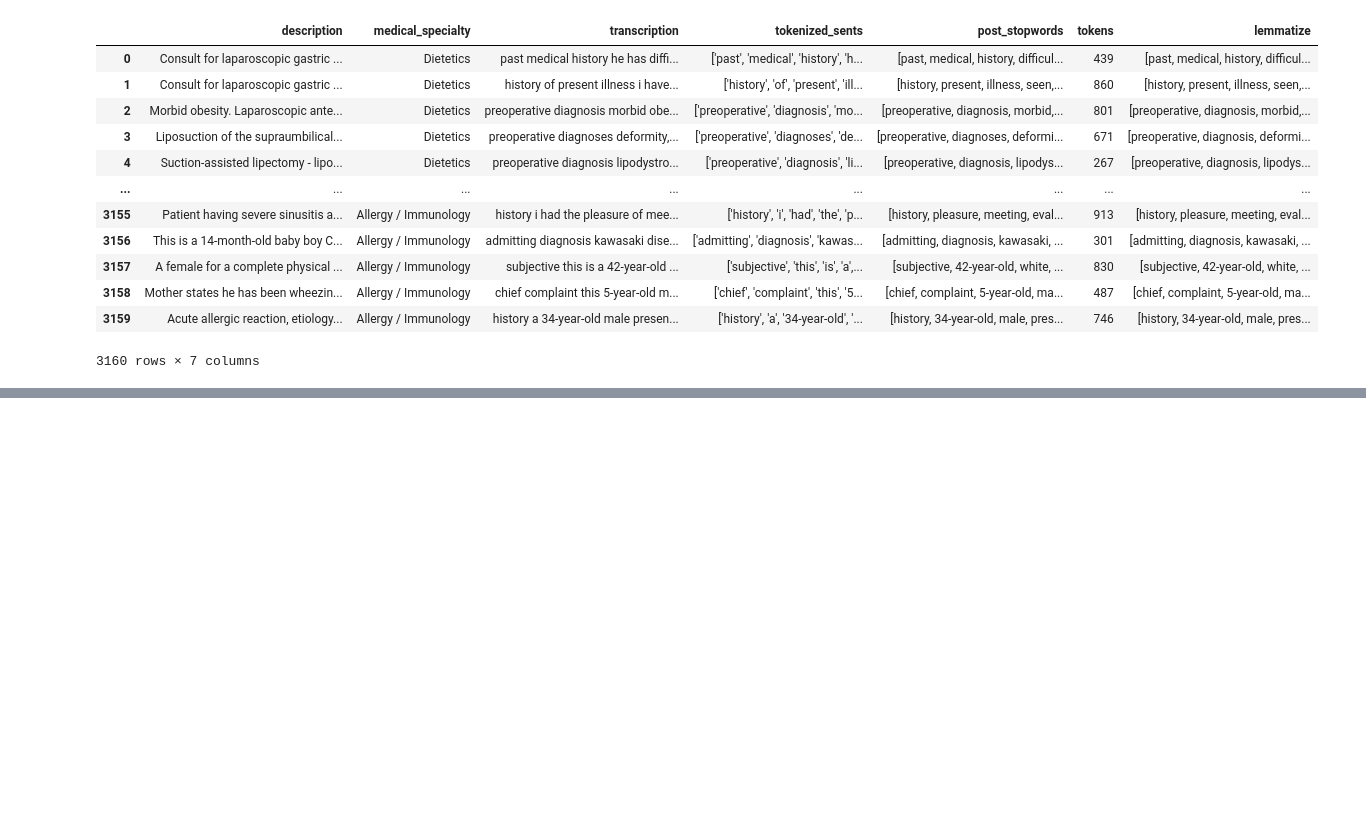
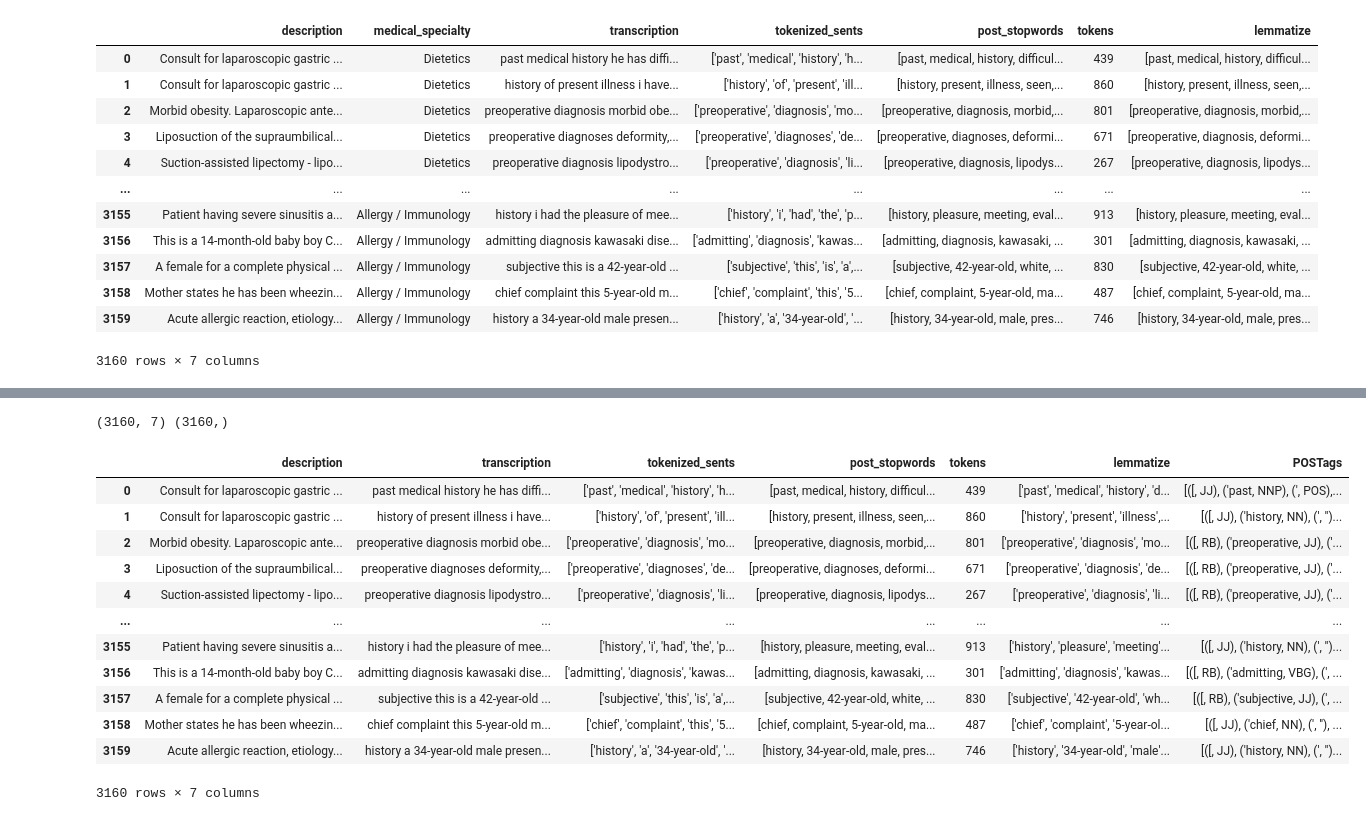
Before and after one commit to AliceSartori/NLP_AND_Clinical-Notes, a Jupyter notebook: alice/Machine_Learning_04_25.ipynb, the cells around one changed output, grey strips where cells are left out. Saved outputs shown, nothing was run; the diff lists cells and outputs as text; code cells hidden in the pictures; blank space fills up the shorter version.

Commit message:
added changes with first model

```diff
--- a/alice/Machine_Learning_04_25.ipynb
+++ b/alice/Machine_Learning_04_25.ipynb
@@ -890,0 +938,26 @@ data
+# %%
+#Creating the label
+
+#first thing to do is to separate out the label from the numerical dataframe
+X = data.drop("medical_specialty", axis=1)
+y = data["medical_specialty"]
+#Imput is the X dataset.
+print(X.shape, y.shape)
+# %% [output]
+(3160, 7) (3160,)
+# %%
+X
+# %% [output]
+|  | description | transcription | tokenized_sents | post_stopwords | tokens | lemmatize | POSTags |
+| 0 | Consult for laparoscopic gastric ... | past medical history he has diffi... | ['past', 'medical', 'history', 'h... | [past, medical, history, difficul... | 439 | ['past', 'medical', 'history', 'd... | [([, JJ), ('past, NNP), (', POS),... |
+| 1 | Consult for laparoscopic gastric ... | history of present illness i have... | ['history', 'of', 'present', 'ill... | [history, present, illness, seen,... | 860 | ['history', 'present', 'illness',... | [([, JJ), ('history, NN), (', '')... |
+| 2 | Morbid obesity. Laparoscopic ante... | preoperative diagnosis morbid obe... | ['preoperative', 'diagnosis', 'mo... | [preoperative, diagnosis, morbid,... | 801 | ['preoperative', 'diagnosis', 'mo... | [([, RB), ('preoperative, JJ), ('... |
+| 3 | Liposuction of the supraumbilical... | preoperative diagnoses deformity,... | ['preoperative', 'diagnoses', 'de... | [preoperative, diagnoses, deformi... | 671 | ['preoperative', 'diagnosis', 'de... | [([, RB), ('preoperative, JJ), ('... |
+| 4 | Suction-assisted lipectomy - lipo... | preoperative diagnosis lipodystro... | ['preoperative', 'diagnosis', 'li... | [preoperative, diagnosis, lipodys... | 267 | ['preoperative', 'diagnosis', 'li... | [([, RB), ('preoperative, JJ), ('... |
+| ... | ... | ... | ... | ... | ... | ... | ... |
+| 3155 | Patient having severe sinusitis a... | history i had the pleasure of mee... | ['history', 'i', 'had', 'the', 'p... | [history, pleasure, meeting, eval... | 913 | ['history', 'pleasure', 'meeting'... | [([, JJ), ('history, NN), (', '')... |
+| 3156 | This is a 14-month-old baby boy C... | admitting diagnosis kawasaki dise... | ['admitting', 'diagnosis', 'kawas... | [admitting, diagnosis, kawasaki, ... | 301 | ['admitting', 'diagnosis', 'kawas... | [([, RB), ('admitting, VBG), (', ... |
+| 3157 | A female for a complete physical ... | subjective this is a 42-year-old ... | ['subjective', 'this', 'is', 'a',... | [subjective, 42-year-old, white, ... | 830 | ['subjective', '42-year-old', 'wh... | [([, RB), ('subjective, JJ), (', ... |
+| 3158 | Mother states he has been wheezin... | chief complaint this 5-year-old m... | ['chief', 'complaint', 'this', '5... | [chief, complaint, 5-year-old, ma... | 487 | ['chief', 'complaint', '5-year-ol... | [([, JJ), ('chief, NN), (', ''), ... |
+| 3159 | Acute allergic reaction, etiology... | history a 34-year-old male presen... | ['history', 'a', '34-year-old', '... | [history, 34-year-old, male, pres... | 746 | ['history', '34-year-old', 'male'... | [([, JJ), ('history, NN), (', '')... |
+3160 rows × 7 columns
```
Also changed, not shown: parts of 21 cells of this notebook.
